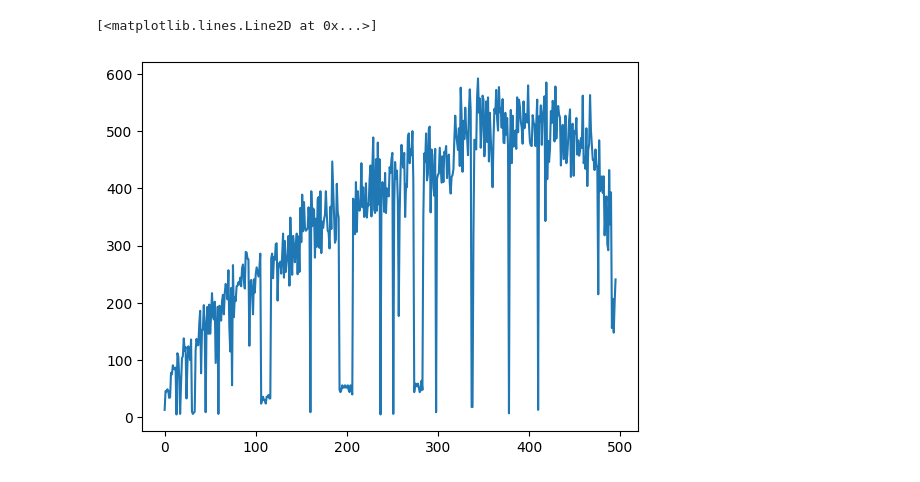
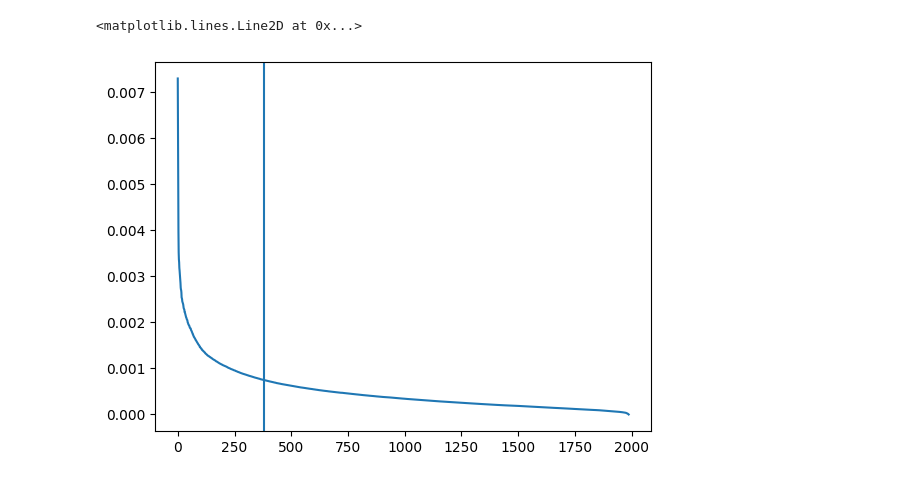
Before and after one commit to Using-Namespace-System/DensePMIWordVectors, a Jupyter notebook: notebooks/latent-symantec-analysis/latent-semantec-analysis.ipynb, the cells around one changed output. Saved outputs shown, nothing was run; the diff lists cells and outputs as text; code cells hidden in the pictures.

```diff
--- a/notebooks/latent-symantec-analysis/latent-semantec-analysis.ipynb
+++ b/notebooks/latent-symantec-analysis/latent-semantec-analysis.ipynb
@@ -47,14 +27,20 @@ Until then the next notebook will evaluate cosine similarity using the densest d
-# %%
-#terms[allwords] dot diagonal matrix of sigma values
-terms_s = terms @ np.diag(concepts)
-
-density = np.count_nonzero(np.round(terms_s,1),axis=0)
-
-fig = figure()
-density_fig = fig.add_subplot(1,1,1)
-
-density_fig.plot(density)
-# %% [output]
-[<matplotlib.lines.Line2D at 0x...>]
-[figure, removed]
+# %%
+
+fig = figure()
+singular_values = fig.add_subplot(1,1,1)
+
+#the square of each singular value is proportional to the variance explained by each singular vector
+
+concepts_descending = concepts[(-concepts).argsort()]
+
+explained = concepts_descending**2/np.sum(concepts_descending**2)
+
+explained_50 = np.argwhere(np.cumsum(explained) >= np.sum(explained)/2)[0]
+
+singular_values.plot(explained)
+
+singular_values.axvline(x=explained_50)
+# %% [output]
+<matplotlib.lines.Line2D at 0x...>
+[figure, added]
 # %%
```
Also changed, not shown: parts of 4 cells of this notebook, 7 other files.
